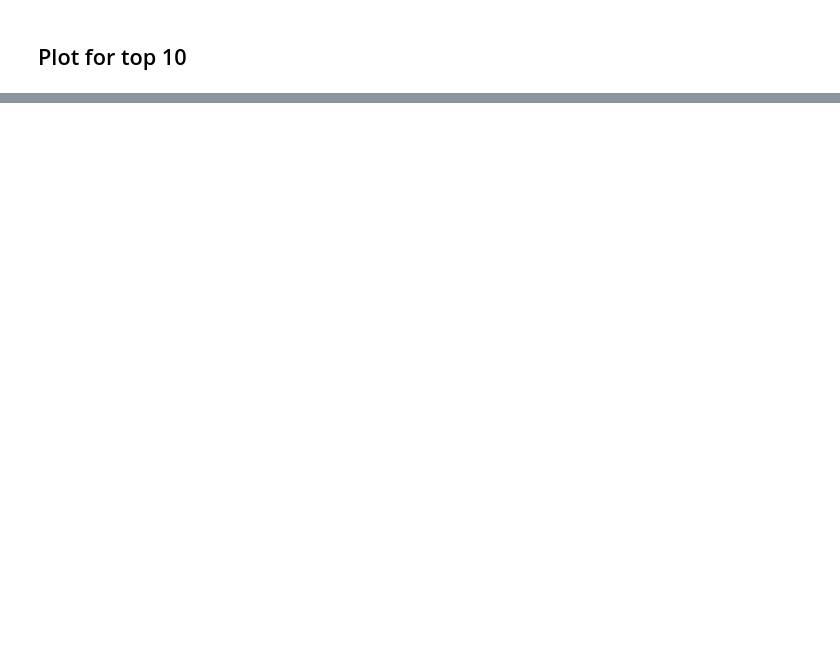
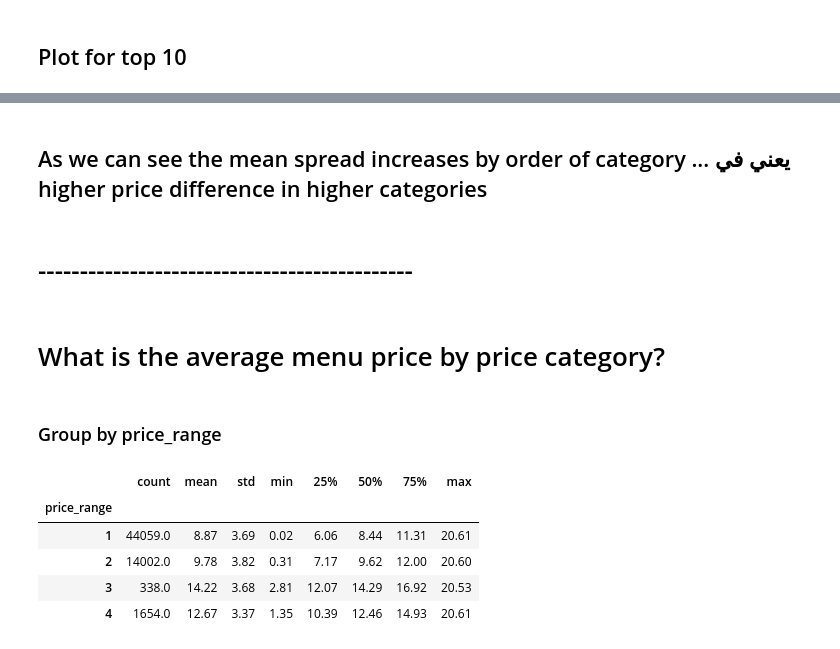
Before and after one commit to MostafaOsmanFathi/uber-eats-menu-analysis, a Jupyter notebook: insights_analysis.ipynb, the cells around one changed output, grey strips where cells are left out. Drawn from its saved outputs; the diff is of its cells as text; code cells hidden in the pictures; blank space fills up the shorter version.

```diff
--- a/insights_analysis.ipynb
+++ b/insights_analysis.ipynb
@@ -407,0 +464,17 @@ Passing `palette` without assigning `hue` is deprecated and will be removed in v
+# %% [markdown]
+## As we can see the mean spread increases by order of category ...   يعني في higher price difference in higher categories
+# %% [markdown]
+# ---------------------------------------------
+# %% [markdown]
+# What is the average menu price by price category?
+# %% [markdown]
+### Group by price_range
+# %%
+df_restaurants.groupby('price_range')['avg_price'].describe().round(2)
+# %% [output]
+|  | count | mean | std | min | 25% | 50% | 75% | max |
+| price_range |  |  |  |  |  |  |  |  |
+| 1 | 44059.0 | 8.87 | 3.69 | 0.02 | 6.06 | 8.44 | 11.31 | 20.61 |
+| 2 | 14002.0 | 9.78 | 3.82 | 0.31 | 7.17 | 9.62 | 12.00 | 20.60 |
+| 3 | 338.0 | 14.22 | 3.68 | 2.81 | 12.07 | 14.29 | 16.92 | 20.53 |
+| 4 | 1654.0 | 12.67 | 3.37 | 1.35 | 10.39 | 12.46 | 14.93 | 20.61 |
```
Also changed, not shown: parts of 32 cells of this notebook, 1 other file.
